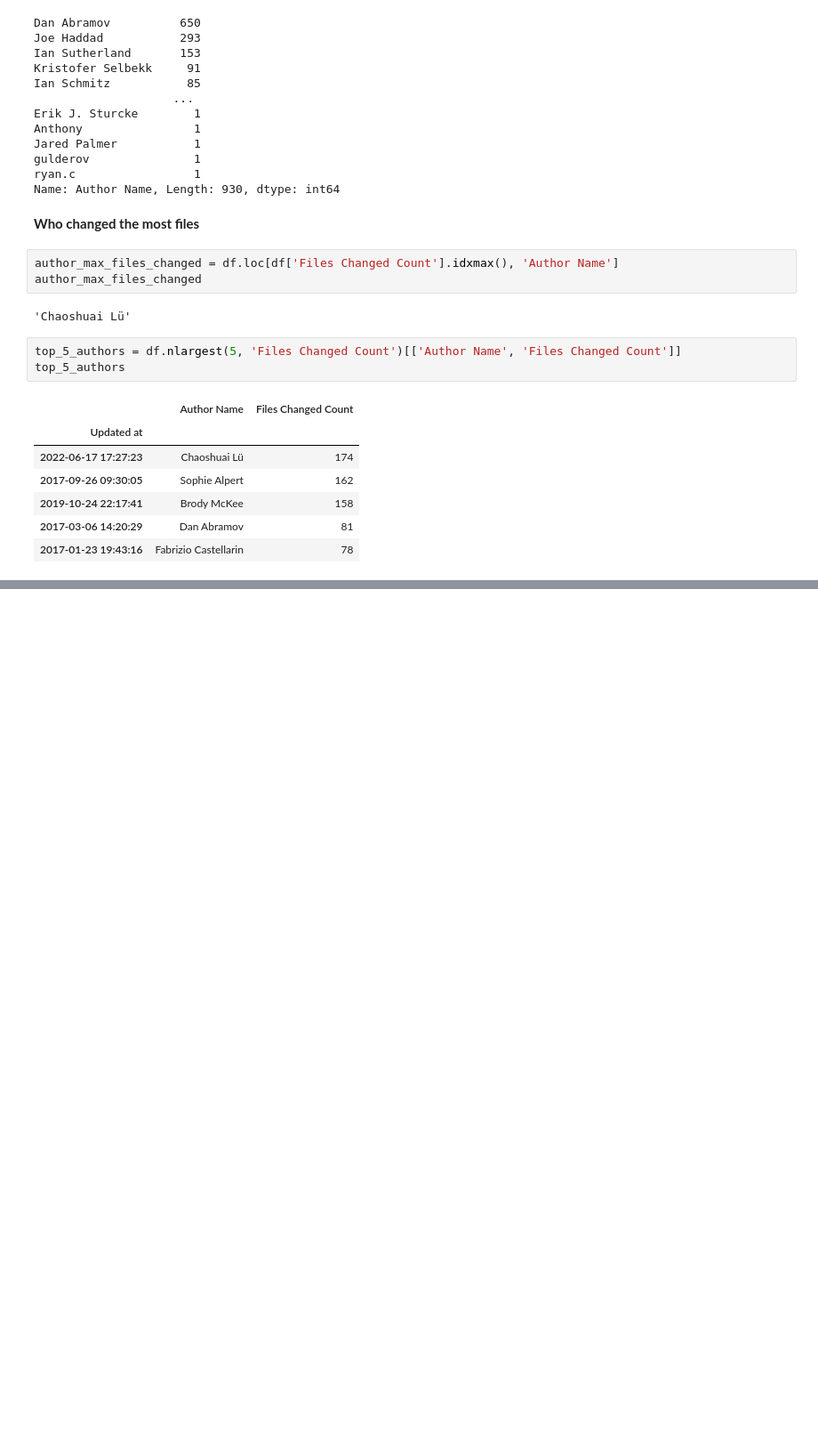
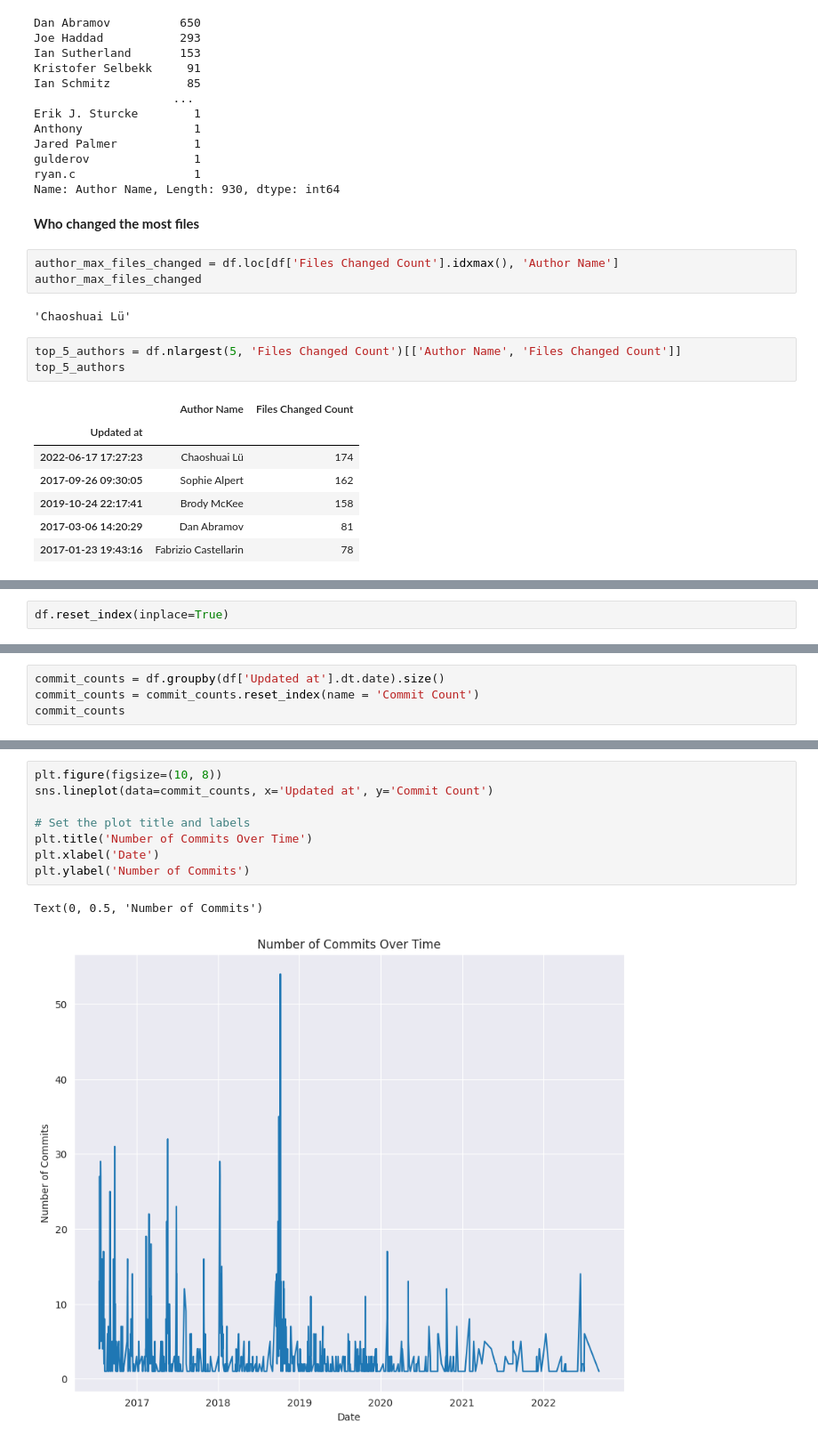
Before and after one commit to VinhPhamAI/Data-Analyst, a Jupyter notebook: Data_Analyst.ipynb, the cells around one changed output, grey strips where cells are left out. Shown: that part at 89% size. Cells and saved outputs as stored; diff of their text form; blank space fills up the shorter version.

```diff
--- a/Data_Analyst.ipynb
+++ b/Data_Analyst.ipynb
@@ -411,0 +365,2 @@ top_5_authors
+# %%
+df.reset_index(inplace=True)
@@ -411,0 +385,4 @@ top_5_authors
+# %%
+commit_counts = df.groupby(df['Updated at'].dt.date).size()
+commit_counts = commit_counts.reset_index(name = 'Commit Count')
+commit_counts
@@ -411,0 +403,11 @@ top_5_authors
+# %%
+plt.figure(figsize=(10, 8))
+sns.lineplot(data=commit_counts, x='Updated at', y='Commit Count')
+
+# Set the plot title and labels
+plt.title('Number of Commits Over Time')
+plt.xlabel('Date')
+plt.ylabel('Number of Commits')
+# %% [output]
+Text(0, 0.5, 'Number of Commits')
+[figure, added]
```
Also changed, not shown: parts of 26 cells of this notebook.
